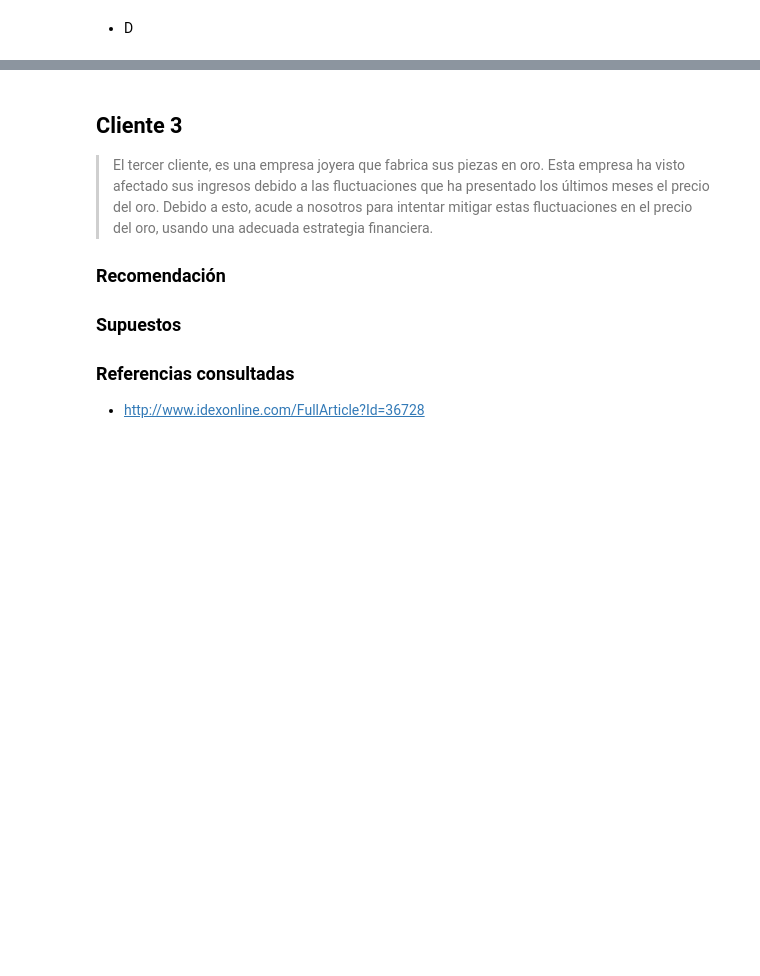
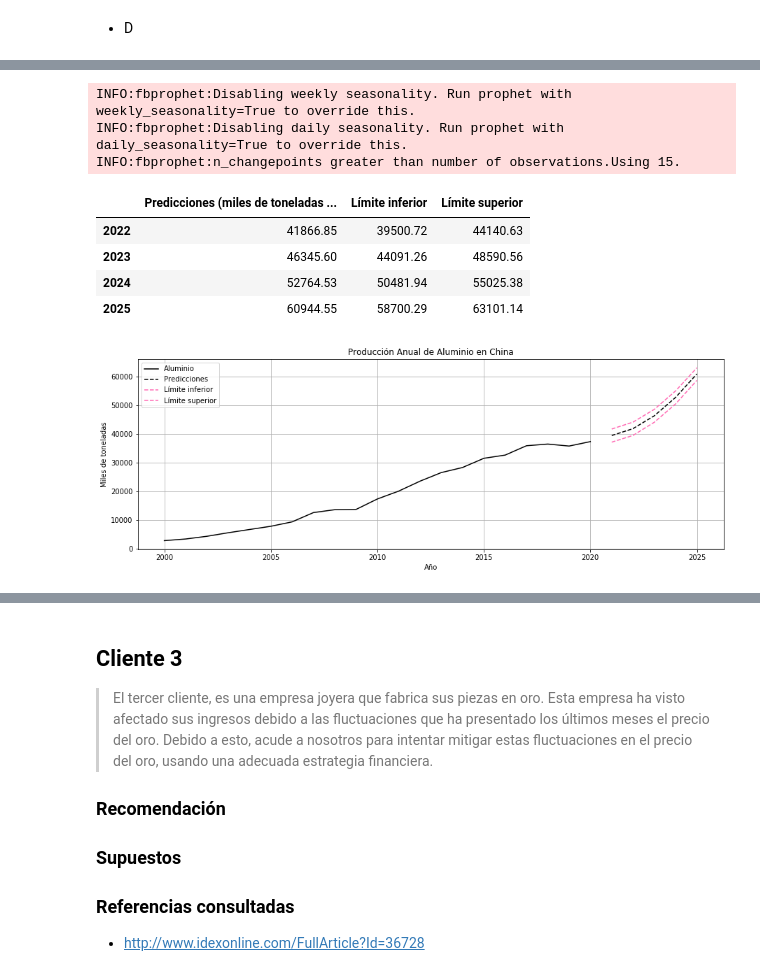
Before and after one commit to diegolazareno/Examen3_SPF, a Jupyter notebook: Examen_Tema3_DALopez.ipynb, the cells around one changed output, grey strips where cells are left out. Saved outputs shown, nothing was run; the diff lists cells and outputs as text; code cells hidden in the pictures; blank space fills up the shorter version.

```diff
--- a/Examen_Tema3_DALopez.ipynb
+++ b/Examen_Tema3_DALopez.ipynb
@@ -631,0 +640,16 @@ results1DF[["ST > B", "K > ST", "¿Se ejerce la opción?"] + cols]
+# %%
+chinaAluminiumProd = pd.read_excel("Data/AluminioChino.xlsx").set_index(["Date"])
+predictions = TimeSeriesPrediction(chinaAluminiumProd, "Producción Anual de Aluminio en China", "Aluminio", "Año",
+                                   "Miles de toneladas", ["k", "hotpink"], 5)
+predictions.columns = ["Predicciones (miles de toneladas de aluminio)", "Límite inferior", "Límite superior"]
+predictions.loc["2022" :, :]
+# %% [output]
+INFO:fbprophet:Disabling weekly seasonality. Run prophet with weekly_seasonality=True to override this.
+INFO:fbprophet:Disabling daily seasonality. Run prophet with daily_seasonality=True to override this.
+INFO:fbprophet:n_changepoints greater than number of observations.Using 15.
+|  | Predicciones (miles de toneladas ... | Límite inferior | Límite superior |
+| 2022 | 41866.85 | 39500.72 | 44140.63 |
+| 2023 | 46345.60 | 44091.26 | 48590.56 |
+| 2024 | 52764.53 | 50481.94 | 55025.38 |
+| 2025 | 60944.55 | 58700.29 | 63101.14 |
+[figure, added]
```
Also changed, not shown: parts of 20 cells of this notebook, 1 other file.
